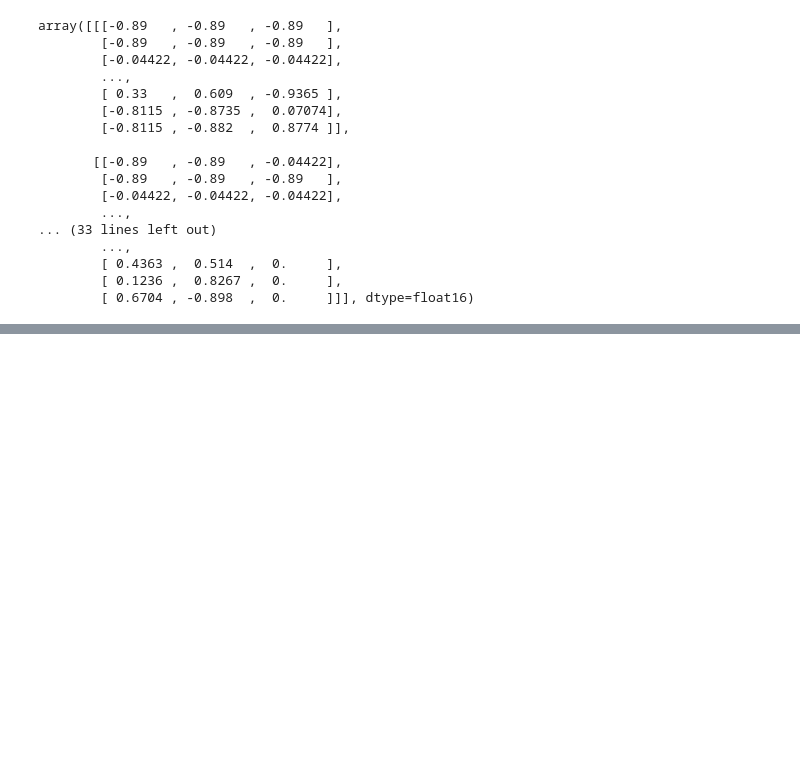
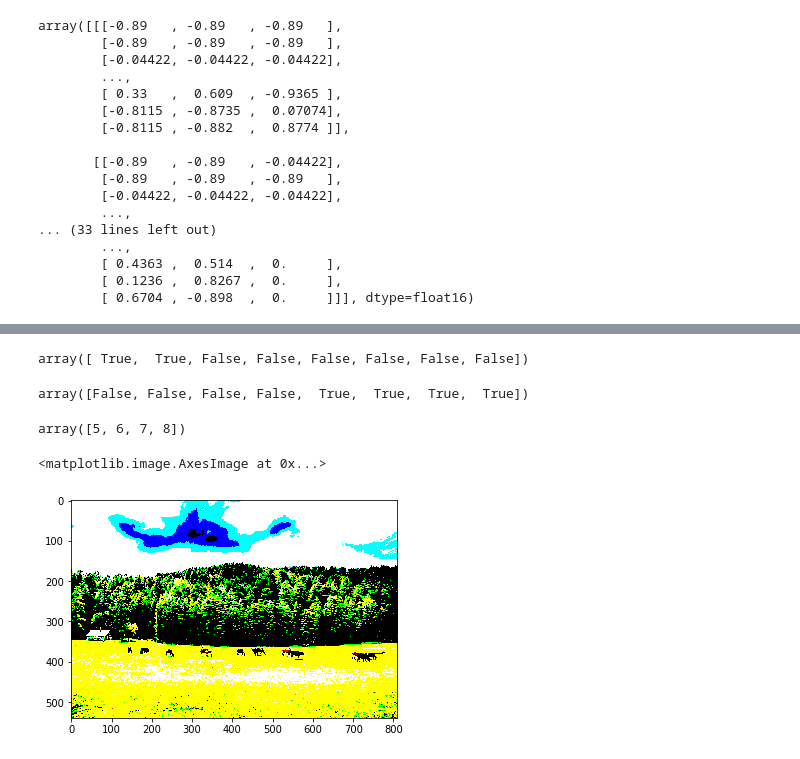
Before and after one commit to mkmritunjay/machineLearning, a Jupyter notebook: numpy.ipynb, the cells around one changed output, grey strips where cells are left out. Saved outputs shown, nothing was run; the diff lists cells and outputs as text; code cells hidden in the pictures; blank space fills up the shorter version.

```diff
--- a/numpy.ipynb
+++ b/numpy.ipynb
@@ -173,0 +196,19 @@ array([[[-0.89   , -0.89   , -0.89   ],
+# %%
+arr < 3
+# %% [output]
+array([ True,  True, False, False, False, False, False, False])
+# %%
+arr > 4
+# %% [output]
+array([False, False, False, False,  True,  True,  True,  True])
+# %%
+arr[arr>4]
+# %% [output]
+array([5, 6, 7, 8])
+# %%
+photo_masked = np.where(photo> 100, 255, 0)
+# %%
+plt.imshow(photo_masked)
+# %% [output]
+<matplotlib.image.AxesImage at 0x...>
+[figure, added]
```
Also changed, not shown: parts of 2 cells of this notebook.
